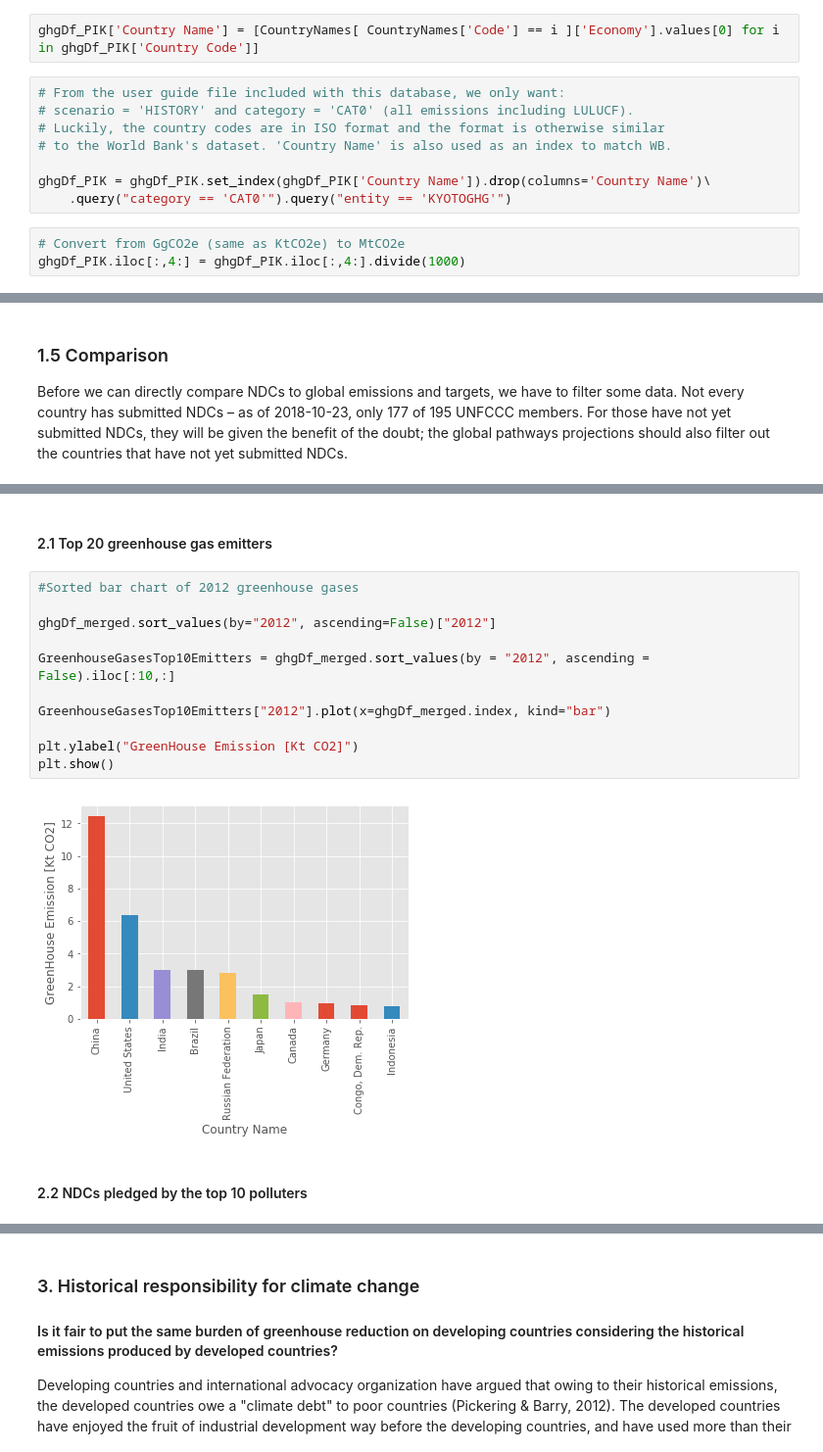
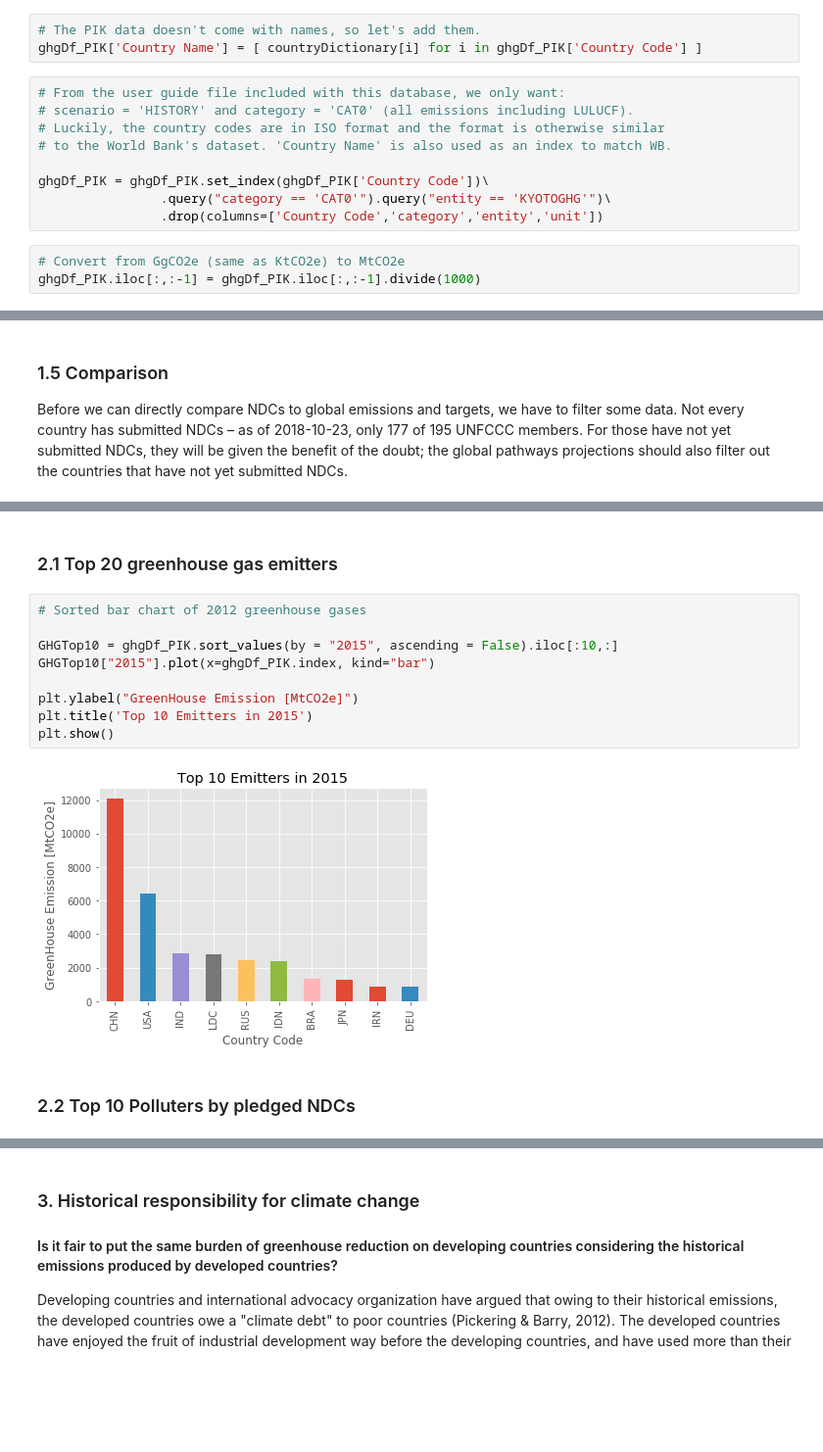
Before and after one commit to jasonrwang/ghg_analytics, a Jupyter notebook: ghg_analytics.ipynb, the cells around one changed output, grey strips where cells are left out. Shown at 98% size. Cells and saved outputs as stored; diff of their text form; blank space fills up the shorter version.

```diff
--- a/ghg_analytics.ipynb
+++ b/ghg_analytics.ipynb
@@ -202,13 +236,15 @@ ghgDf_PIK = ghgDf_PIK[ ghgDf_PIK['Country Code'].isin(CountryNames['Code']) ]
-# %%
-ghgDf_PIK['Country Name'] = [CountryNames[ CountryNames['Code'] == i ]['Economy'].values[0] for i in ghgDf_PIK['Country Code']]
+# %%
+# The PIK data doesn't come with names, so let's add them.
+ghgDf_PIK['Country Name'] = [ countryDictionary[i] for i in ghgDf_PIK['Country Code'] ]
 # %%
 # From the user guide file included with this database, we only want:
 # scenario = 'HISTORY' and category = 'CAT0' (all emissions including LULUCF).
 # Luckily, the country codes are in ISO format and the format is otherwise similar
 # to the World Bank's dataset. 'Country Name' is also used as an index to match WB.
 
-ghgDf_PIK = ghgDf_PIK.set_index(ghgDf_PIK['Country Name']).drop(columns='Country Name')\
-    .query("category == 'CAT0'").query("entity == 'KYOTOGHG'")
+ghgDf_PIK = ghgDf_PIK.set_index(ghgDf_PIK['Country Code'])\
+                .query("category == 'CAT0'").query("entity == 'KYOTOGHG'")\
+                .drop(columns=['Country Code','category','entity','unit'])
 # %%
 # Convert from GgCO2e (same as KtCO2e) to MtCO2e
-ghgDf_PIK.iloc[:,4:] = ghgDf_PIK.iloc[:,4:].divide(1000)
+ghgDf_PIK.iloc[:,:-1] = ghgDf_PIK.iloc[:,:-1].divide(1000)
@@ -490,18 +539,16 @@ ghgCountryDf_WB = ghgDf_WB[ghgDf_WB["Country Code"].apply(lambda x: False if x i
 # %% [markdown]
-#### 2.1 Top 20 greenhouse gas emitters
+### 2.1 Top 20 greenhouse gas emitters
 # %%
-#Sorted bar chart of 2012 greenhouse gases
+# Sorted bar chart of 2012 greenhouse gases
 
-ghgDf_merged.sort_values(by="2012", ascending=False)["2012"]
+GHGTop10 = ghgDf_PIK.sort_values(by = "2015", ascending = False).iloc[:10,:]
+GHGTop10["2015"].plot(x=ghgDf_PIK.index, kind="bar")
 
-GreenhouseGasesTop10Emitters = ghgDf_merged.sort_values(by = "2012", ascending = False).iloc[:10,:]
-
-GreenhouseGasesTop10Emitters["2012"].plot(x=ghgDf_merged.index, kind="bar")
-
-plt.ylabel("GreenHouse Emission [Kt CO2]")
+plt.ylabel("GreenHouse Emission [MtCO2e]")
+plt.title('Top 10 Emitters in 2015')
 plt.show()
 # %% [output]
-[figure, old version]
+[figure, new version]
-# %% [markdown]
-#### 2.2 NDCs pledged by the top 10 polluters
+# %% [markdown]
+### 2.2 Top 10 Polluters by pledged NDCs
 # %%
```
Also changed, not shown: parts of 72 cells of this notebook, 2 other files.
